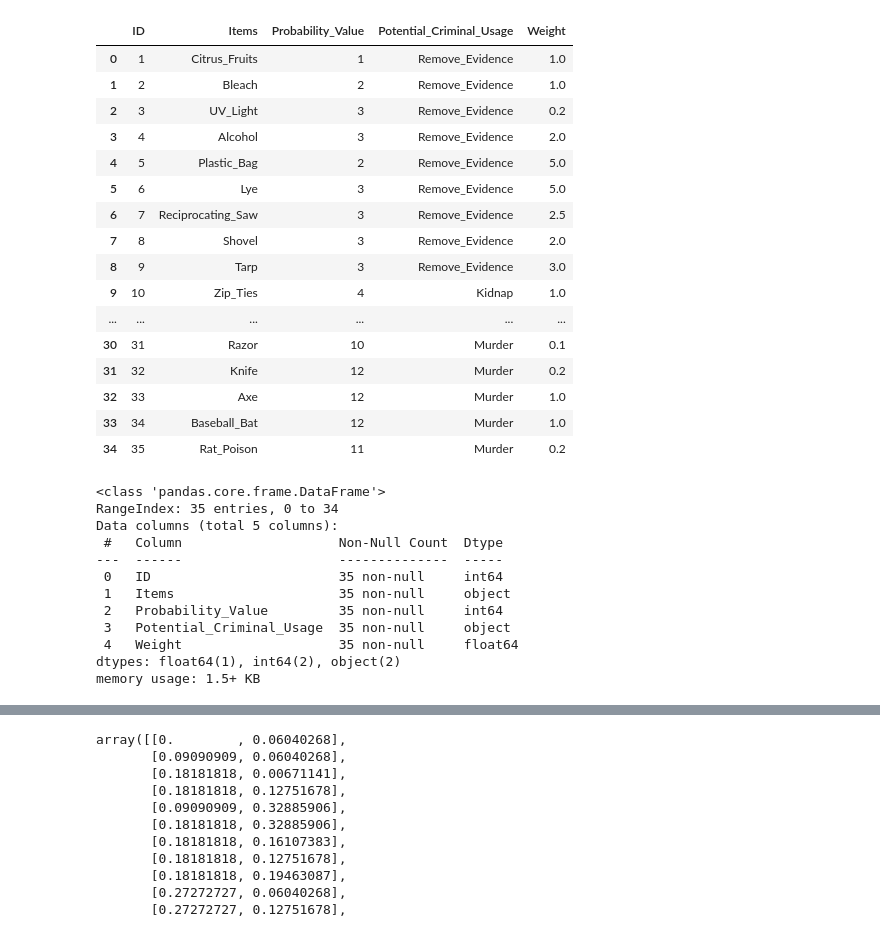
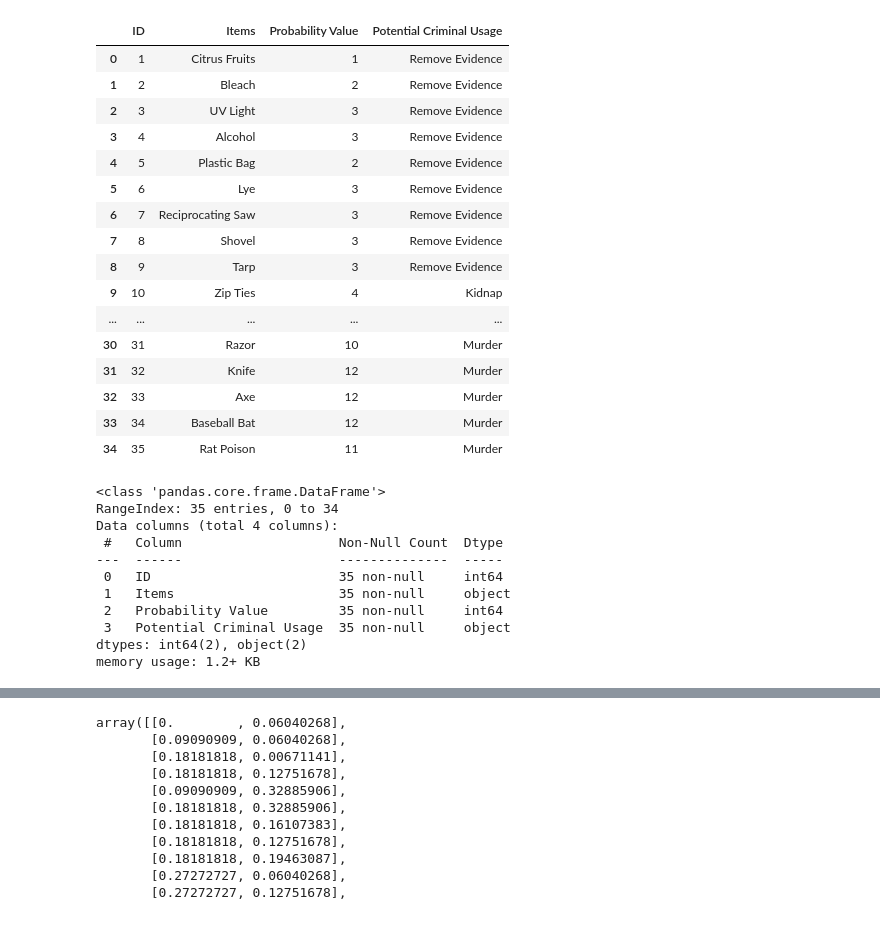
Before and after one commit to TioHalu/suspicious-item-detection, a Jupyter notebook: testingggggg.ipynb, the cells around one changed output, grey strips where cells are left out. Cells and saved outputs as stored; diff of their text form; code cells hidden in the pictures.

```diff
--- a/testingggggg.ipynb
+++ b/testingggggg.ipynb
@@ -1,43 +1,42 @@
 # %%
 import numpy as np
 import pandas as pd
 
 #membaca dataset
-dataset = pd.read_csv("Dataset alpha 0.2.csv")
+dataset = pd.read_csv("Dataset alpha 0.1.csv")
 dataset.head(100)
 # %% [output]
-|  | ID | Items | Probability_Value | Potential_Criminal_Usage | Weight |
-| 0 | 1 | Citrus_Fruits | 1 | Remove_Evidence | 1.0 |
-| 1 | 2 | Bleach | 2 | Remove_Evidence | 1.0 |
-| 2 | 3 | UV_Light | 3 | Remove_Evidence | 0.2 |
-| 3 | 4 | Alcohol | 3 | Remove_Evidence | 2.0 |
-| 4 | 5 | Plastic_Bag | 2 | Remove_Evidence | 5.0 |
-| 5 | 6 | Lye | 3 | Remove_Evidence | 5.0 |
-| 6 | 7 | Reciprocating_Saw | 3 | Remove_Evidence | 2.5 |
-| 7 | 8 | Shovel | 3 | Remove_Evidence | 2.0 |
-| 8 | 9 | Tarp | 3 | Remove_Evidence | 3.0 |
-| 9 | 10 | Zip_Ties | 4 | Kidnap | 1.0 |
-| ... | ... | ... | ... | ... | ... |
-| 30 | 31 | Razor | 10 | Murder | 0.1 |
-| 31 | 32 | Knife | 12 | Murder | 0.2 |
-| 32 | 33 | Axe | 12 | Murder | 1.0 |
-| 33 | 34 | Baseball_Bat | 12 | Murder | 1.0 |
-| 34 | 35 | Rat_Poison | 11 | Murder | 0.2 |
+|  | ID | Items | Probability Value | Potential Criminal Usage |
+| 0 | 1 | Citrus Fruits | 1 | Remove Evidence |
+| 1 | 2 | Bleach | 2 | Remove Evidence |
+| 2 | 3 | UV Light | 3 | Remove Evidence |
+| 3 | 4 | Alcohol | 3 | Remove Evidence |
+| 4 | 5 | Plastic Bag | 2 | Remove Evidence |
+| 5 | 6 | Lye | 3 | Remove Evidence |
+| 6 | 7 | Reciprocating Saw | 3 | Remove Evidence |
+| 7 | 8 | Shovel | 3 | Remove Evidence |
+| 8 | 9 | Tarp | 3 | Remove Evidence |
+| 9 | 10 | Zip Ties | 4 | Kidnap |
+| ... | ... | ... | ... | ... |
+| 30 | 31 | Razor | 10 | Murder |
+| 31 | 32 | Knife | 12 | Murder |
+| 32 | 33 | Axe | 12 | Murder |
+| 33 | 34 | Baseball Bat | 12 | Murder |
+| 34 | 35 | Rat Poison | 11 | Murder |
 # %%
 dataset.info()
 # %% [output]
 <class 'pandas.core.frame.DataFrame'>
 RangeIndex: 35 entries, 0 to 34
-Data columns (total 5 columns):
+Data columns (total 4 columns):
  #   Column                    Non-Null Count  Dtype
 ---  ------                    --------------  -----
  0   ID                        35 non-null     int64
  1   Items                     35 non-null     object
- 2   Probability_Value         35 non-null     int64
- 3   Potential_Criminal_Usage  35 non-null     object
- 4   Weight                    35 non-null     float64
-dtypes: float64(1), int64(2), object(2)
-memory usage: 1.5+ KB
+ 2   Probability Value         35 non-null     int64
+ 3   Potential Criminal Usage  35 non-null     object
+dtypes: int64(2), object(2)
+memory usage: 1.2+ KB
 # %%
 label_mapping = dict(zip(dataset.Probability_Value.unique(),dataset.Items.unique()))
 label_mapping
```
Also changed, not shown: parts of 5 cells of this notebook, 1 other file.
